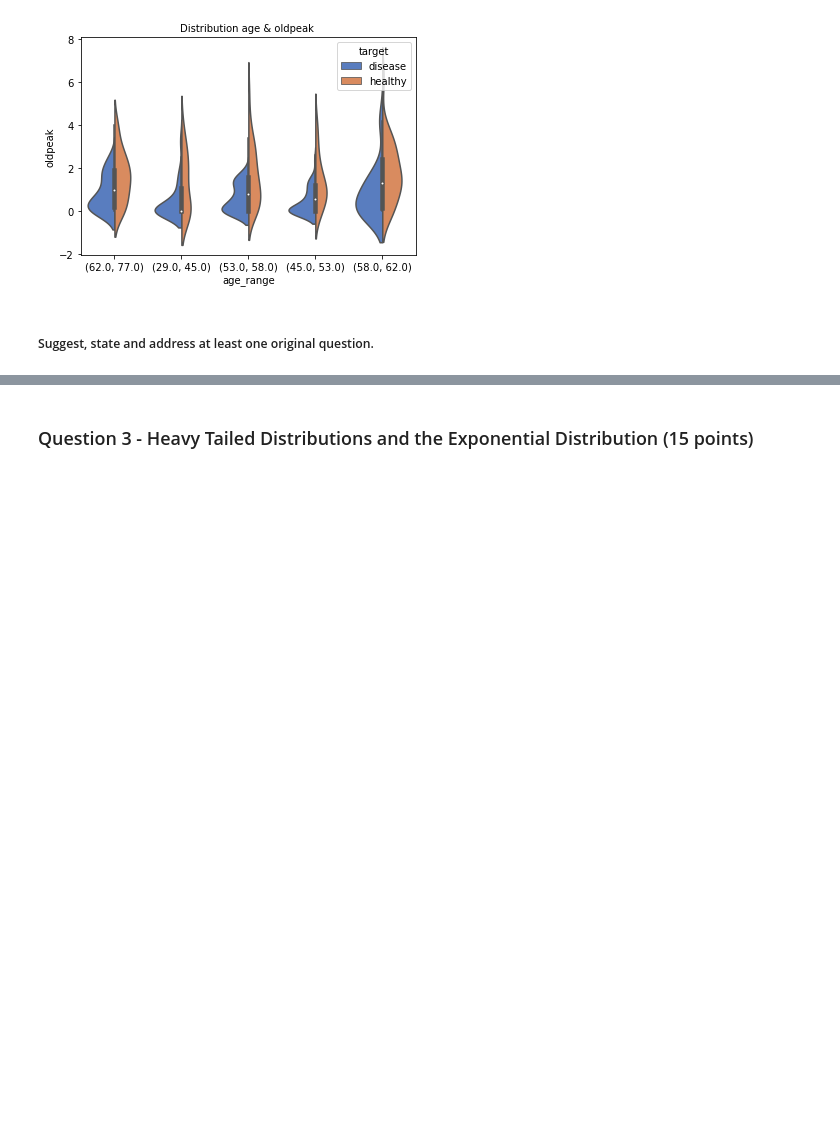
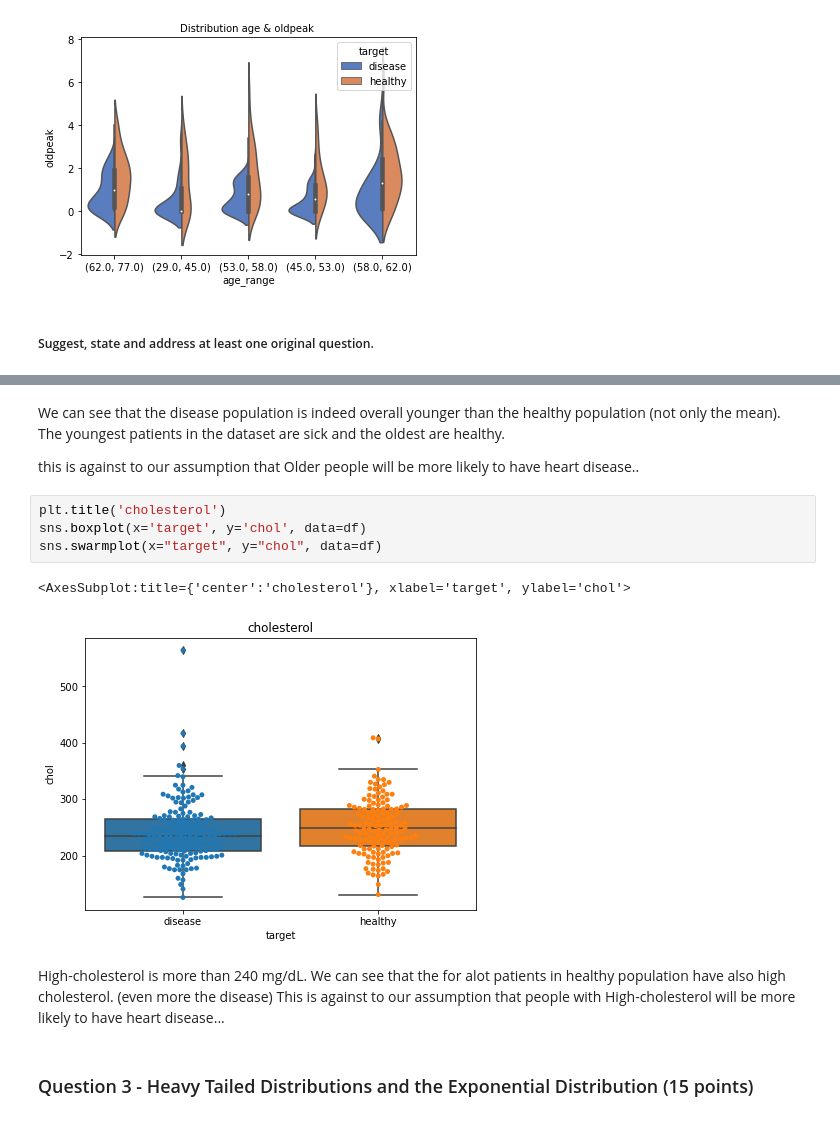
Before and after one commit to leeaz97/SatisticsIDC, a Jupyter notebook: HW3.ipynb, the cells around one changed output, grey strips where cells are left out. Drawn from its saved outputs; the diff is of its cells as text; blank space fills up the shorter version.

```diff
--- a/HW3.ipynb
+++ b/HW3.ipynb
@@ -602,3 +756,19 @@ plt.show()
+# %% [markdown]
+We can see that the disease population is indeed overall younger than the healthy population (not only the mean).
+The youngest patients in the dataset are sick and the oldest are healthy.
+
+this is against to our assumption that Older people will be more likely to have heart disease..
+# %%
+plt.title('cholesterol')
+sns.boxplot(x='target', y='chol', data=df)
+sns.swarmplot(x="target", y="chol", data=df)
+# %% [output]
+<AxesSubplot:title={'center':'cholesterol'}, xlabel='target', ylabel='chol'>
+[figure, added]
+# %% [markdown]
+High-cholesterol is more than 240 mg/dL.
+We can see that the for alot patients in healthy population have also high cholesterol. (even more the disease)
+This is against to our assumption that  people with High-cholesterol  will be more likely to have heart disease...
 # %% [markdown]
 ### Question 3 - Heavy Tailed Distributions and the Exponential Distribution (15 points)
 # %% [markdown]
```
Also changed, not shown: parts of 34 cells of this notebook.
